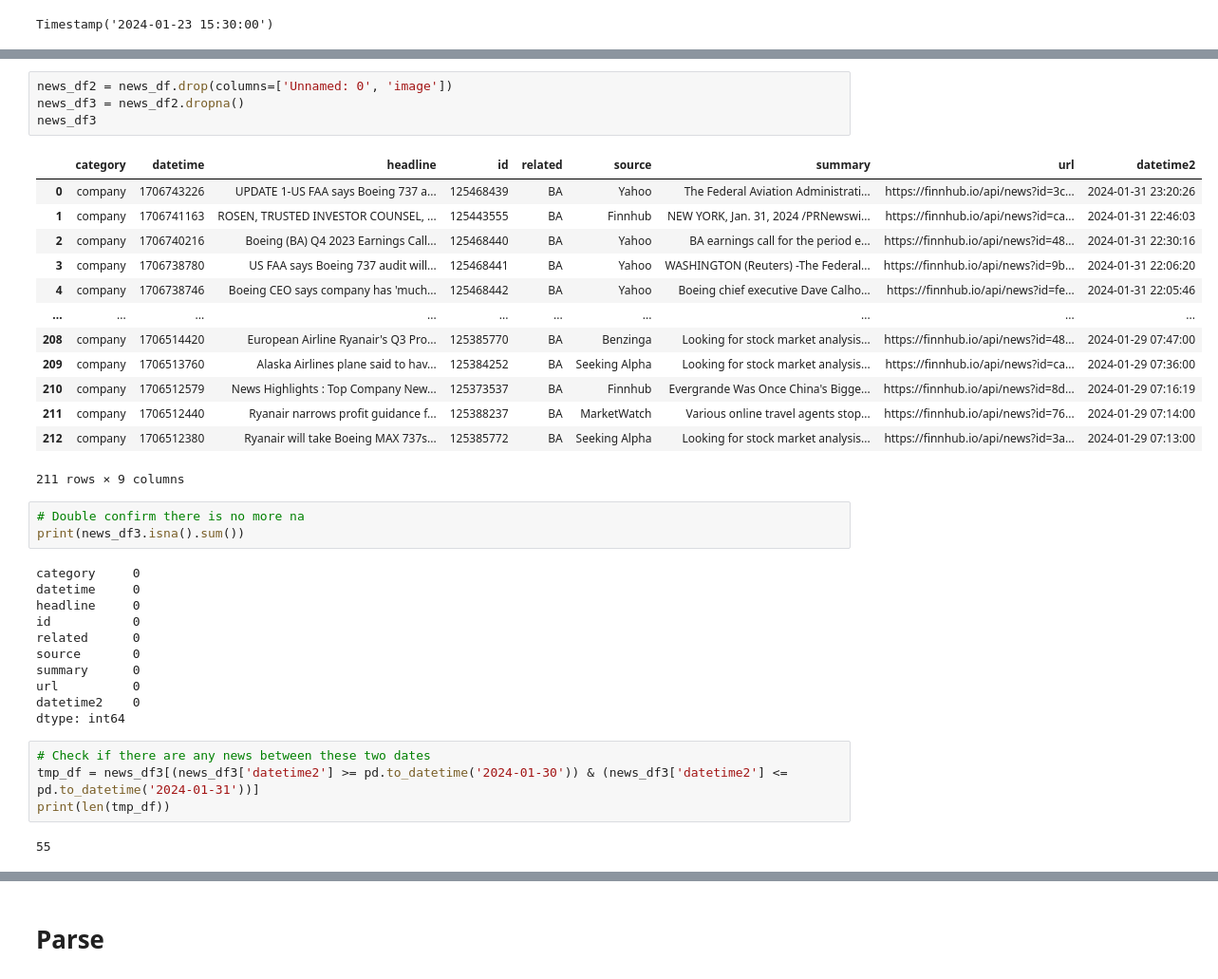
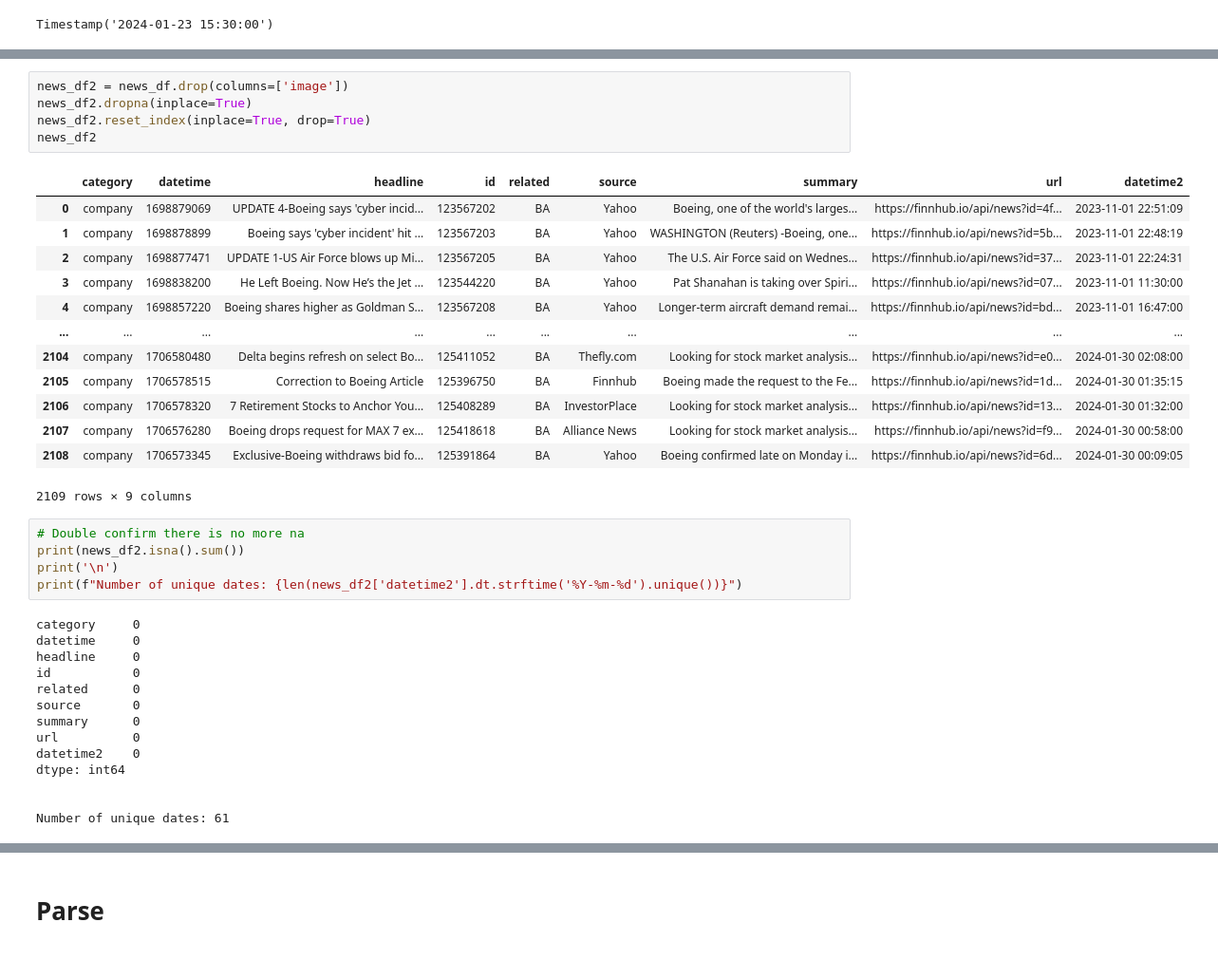
Before and after one commit to yiqwan/stock-forecast-with-sentiment, a Jupyter notebook: notebooks/sentiment.ipynb, the cells around one changed output, grey strips where cells are left out. Shown at 95% size. Saved outputs shown, nothing was run; the diff lists cells and outputs as text.

```diff
--- a/notebooks/sentiment.ipynb
+++ b/notebooks/sentiment.ipynb
@@ -144,24 +208,27 @@ dtype: int64
 # %%
-news_df2 = news_df.drop(columns=['Unnamed: 0', 'image'])
-news_df3 = news_df2.dropna()
-news_df3
+news_df2 = news_df.drop(columns=['image'])
+news_df2.dropna(inplace=True)
+news_df2.reset_index(inplace=True, drop=True)
+news_df2
 # %% [output]
 |  | category | datetime | headline | id | related | source | summary | url | datetime2 |
-| 0 | company | 1706743226 | UPDATE 1-US FAA says Boeing 737 a... | 125468439 | BA | Yahoo | The Federal Aviation Administrati... | https://finnhub.io/api/news?id=3c... | 2024-01-31 23:20:26 |
-| 1 | company | 1706741163 | ROSEN, TRUSTED INVESTOR COUNSEL, ... | 125443555 | BA | Finnhub | NEW YORK, Jan. 31, 2024 /PRNewswi... | https://finnhub.io/api/news?id=ca... | 2024-01-31 22:46:03 |
-| 2 | company | 1706740216 | Boeing (BA) Q4 2023 Earnings Call... | 125468440 | BA | Yahoo | BA earnings call for the period e... | https://finnhub.io/api/news?id=48... | 2024-01-31 22:30:16 |
-| 3 | company | 1706738780 | US FAA says Boeing 737 audit will... | 125468441 | BA | Yahoo | WASHINGTON (Reuters) -The Federal... | https://finnhub.io/api/news?id=9b... | 2024-01-31 22:06:20 |
-| 4 | company | 1706738746 | Boeing CEO says company has 'much... | 125468442 | BA | Yahoo | Boeing chief executive Dave Calho... | https://finnhub.io/api/news?id=fe... | 2024-01-31 22:05:46 |
+| 0 | company | 1698879069 | UPDATE 4-Boeing says 'cyber incid... | 123567202 | BA | Yahoo | Boeing, one of the world's larges... | https://finnhub.io/api/news?id=4f... | 2023-11-01 22:51:09 |
+| 1 | company | 1698878899 | Boeing says 'cyber incident' hit ... | 123567203 | BA | Yahoo | WASHINGTON (Reuters) -Boeing, one... | https://finnhub.io/api/news?id=5b... | 2023-11-01 22:48:19 |
+| 2 | company | 1698877471 | UPDATE 1-US Air Force blows up Mi... | 123567205 | BA | Yahoo | The U.S. Air Force said on Wednes... | https://finnhub.io/api/news?id=37... | 2023-11-01 22:24:31 |
+| 3 | company | 1698838200 | He Left Boeing. Now He’s the Jet ... | 123544220 | BA | Yahoo | Pat Shanahan is taking over Spiri... | https://finnhub.io/api/news?id=07... | 2023-11-01 11:30:00 |
+| 4 | company | 1698857220 | Boeing shares higher as Goldman S... | 123567208 | BA | Yahoo | Longer-term aircraft demand remai... | https://finnhub.io/api/news?id=bd... | 2023-11-01 16:47:00 |
 | ... | ... | ... | ... | ... | ... | ... | ... | ... | ... |
-| 208 | company | 1706514420 | European Airline Ryanair's Q3 Pro... | 125385770 | BA | Benzinga | Looking for stock market analysis... | https://finnhub.io/api/news?id=48... | 2024-01-29 07:47:00 |
-| 209 | company | 1706513760 | Alaska Airlines plane said to hav... | 125384252 | BA | Seeking Alpha | Looking for stock market analysis... | https://finnhub.io/api/news?id=ca... | 2024-01-29 07:36:00 |
-| 210 | company | 1706512579 | News Highlights : Top Company New... | 125373537 | BA | Finnhub | Evergrande Was Once China's Bigge... | https://finnhub.io/api/news?id=8d... | 2024-01-29 07:16:19 |
-| 211 | company | 1706512440 | Ryanair narrows profit guidance f... | 125388237 | BA | MarketWatch | Various online travel agents stop... | https://finnhub.io/api/news?id=76... | 2024-01-29 07:14:00 |
-| 212 | company | 1706512380 | Ryanair will take Boeing MAX 737s... | 125385772 | BA | Seeking Alpha | Looking for stock market analysis... | https://finnhub.io/api/news?id=3a... | 2024-01-29 07:13:00 |
+| 2104 | company | 1706580480 | Delta begins refresh on select Bo... | 125411052 | BA | Thefly.com | Looking for stock market analysis... | https://finnhub.io/api/news?id=e0... | 2024-01-30 02:08:00 |
+| 2105 | company | 1706578515 | Correction to Boeing Article | 125396750 | BA | Finnhub | Boeing made the request to the Fe... | https://finnhub.io/api/news?id=1d... | 2024-01-30 01:35:15 |
+| 2106 | company | 1706578320 | 7 Retirement Stocks to Anchor You... | 125408289 | BA | InvestorPlace | Looking for stock market analysis... | https://finnhub.io/api/news?id=13... | 2024-01-30 01:32:00 |
+| 2107 | company | 1706576280 | Boeing drops request for MAX 7 ex... | 125418618 | BA | Alliance News | Looking for stock market analysis... | https://finnhub.io/api/news?id=f9... | 2024-01-30 00:58:00 |
+| 2108 | company | 1706573345 | Exclusive-Boeing withdraws bid fo... | 125391864 | BA | Yahoo | Boeing confirmed late on Monday i... | https://finnhub.io/api/news?id=6d... | 2024-01-30 00:09:05 |
-211 rows × 9 columns
+2109 rows × 9 columns
 # %%
 # Double confirm there is no more na
-print(news_df3.isna().sum())
+print(news_df2.isna().sum())
+print('\n')
+print(f"Number of unique dates: {len(news_df2['datetime2'].dt.strftime('%Y-%m-%d').unique())}")
 # %% [output]
 category     0
 datetime     0
@@ -173,12 +240,9 @@ summary      0
 url          0
 datetime2    0
 dtype: int64
+
+
+Number of unique dates: 61
-# %%
-# Check if there are any news between these two dates
-tmp_df = news_df3[(news_df3['datetime2'] >= pd.to_datetime('2024-01-30')) & (news_df3['datetime2'] <= pd.to_datetime('2024-01-31'))]
-print(len(tmp_df))
-# %% [output]
-55
 # %%
 # Number of duplicated values in id
 print(news_df['id'].duplicated().sum())
```
Also changed, not shown: parts of 34 cells of this notebook.
